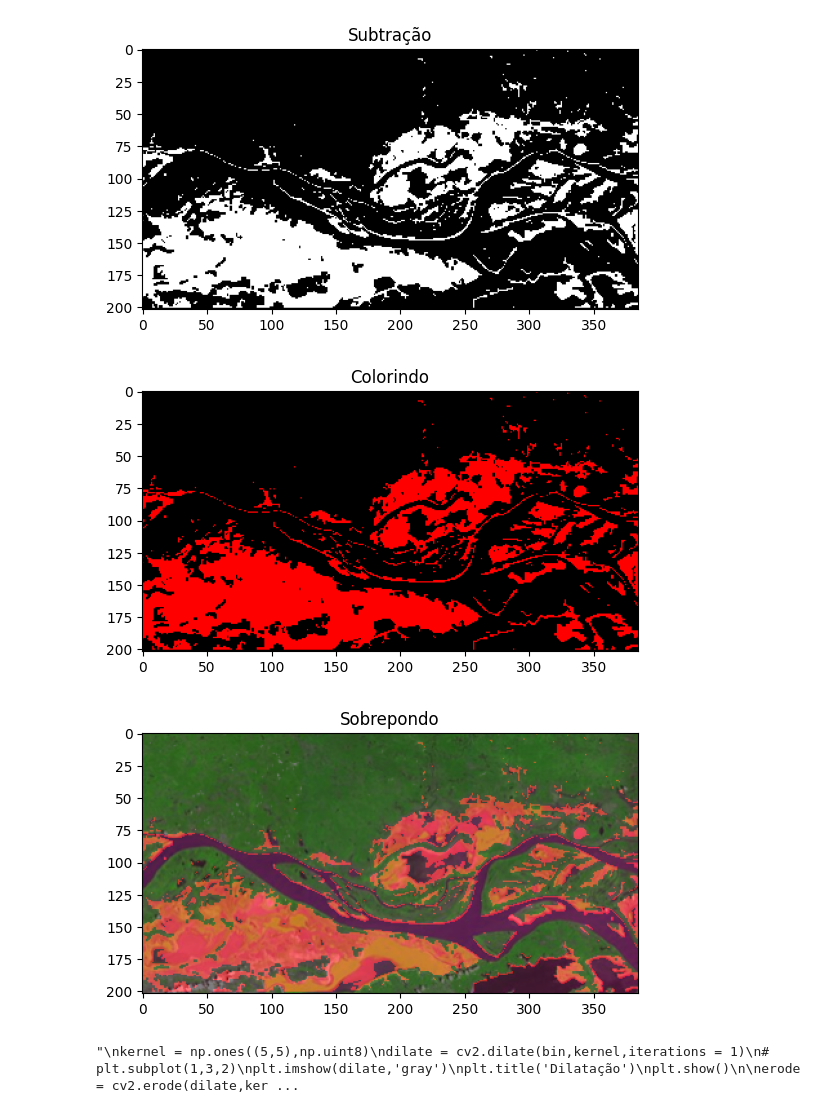
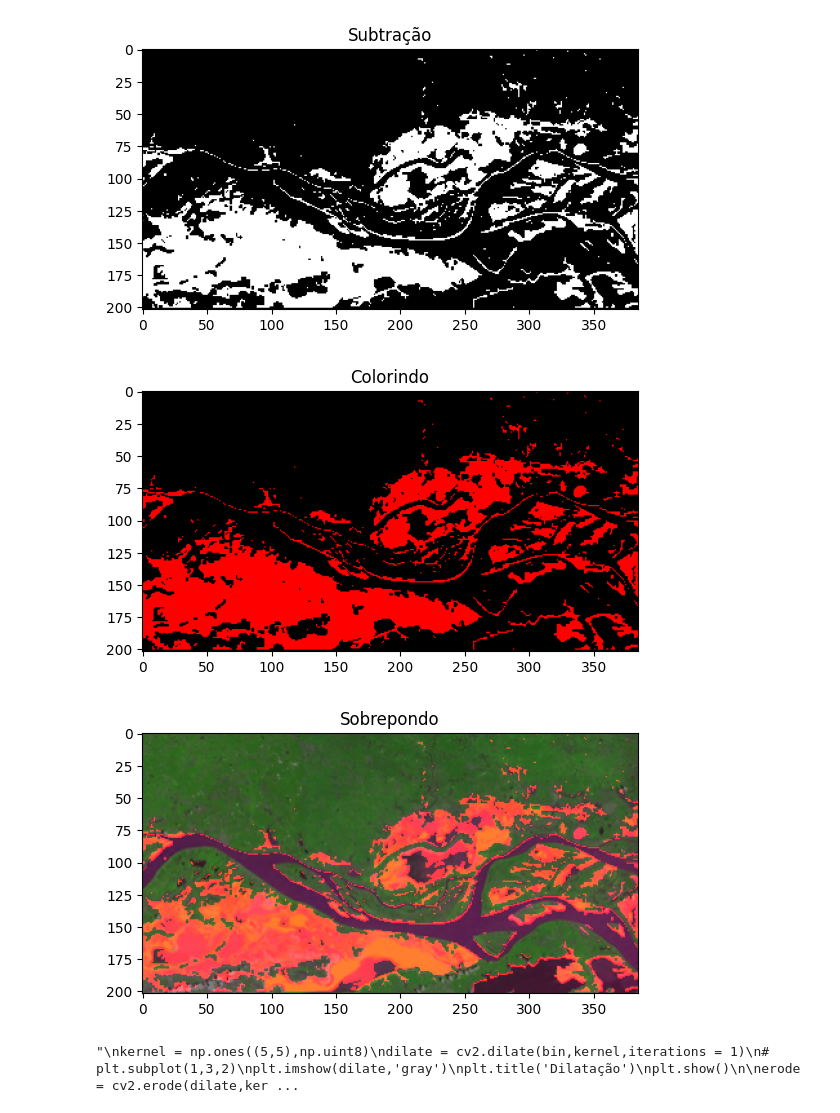
Before and after one commit to micaelol12/Grafos, a Jupyter notebook: trabalho.ipynb, the cells around one changed output. Saved outputs shown, nothing was run; the diff lists cells and outputs as text; code cells hidden in the pictures.

```diff
--- a/trabalho.ipynb
+++ b/trabalho.ipynb
@@ -123,34 +123,35 @@ plt.title('Colorindo')
 plt.show()
 
 ## Sobrepondo
-imagem_sobreposta = cv2.addWeighted(img_estiagem_original, 0.5, imagem_colorida, 0.5, 0)
+## achar outro jeito de sobrepor
+imagem_sobreposta = cv2.addWeighted(img_estiagem_original, 0.5, imagem_colorida, 1, 0)
 
 plt.imshow(imagem_sobreposta)
 plt.title('Sobrepondo')
 plt.show()
 
 '''
 kernel = np.ones((5,5),np.uint8)
 dilate = cv2.dilate(bin,kernel,iterations = 1)
 # plt.subplot(1,3,2)
 plt.imshow(dilate,'gray')
 plt.title('Dilatação')
 plt.show()
 
 erode = cv2.erode(dilate,kernel,iterations = 1)
 # plt.subplot(1,3,3)
 plt.imshow(erode,'gray')
 plt.title('Erosão')
 
 plt.show()
 
 '''
 # %% [output]
 [figure]
 [figure]
 [figure]
 [figure]
 [figure]
 [figure]
-[figure, old version]
+[figure, new version]
 "\nkernel = np.ones((5,5),np.uint8)\ndilate = cv2.dilate(bin,kernel,iterations = 1)\n# plt.subplot(1,3,2)\nplt.imshow(dilate,'gray')\nplt.title('Dilatação')\nplt.show()\n\nerode = cv2.erode(dilate,ker ...
```
